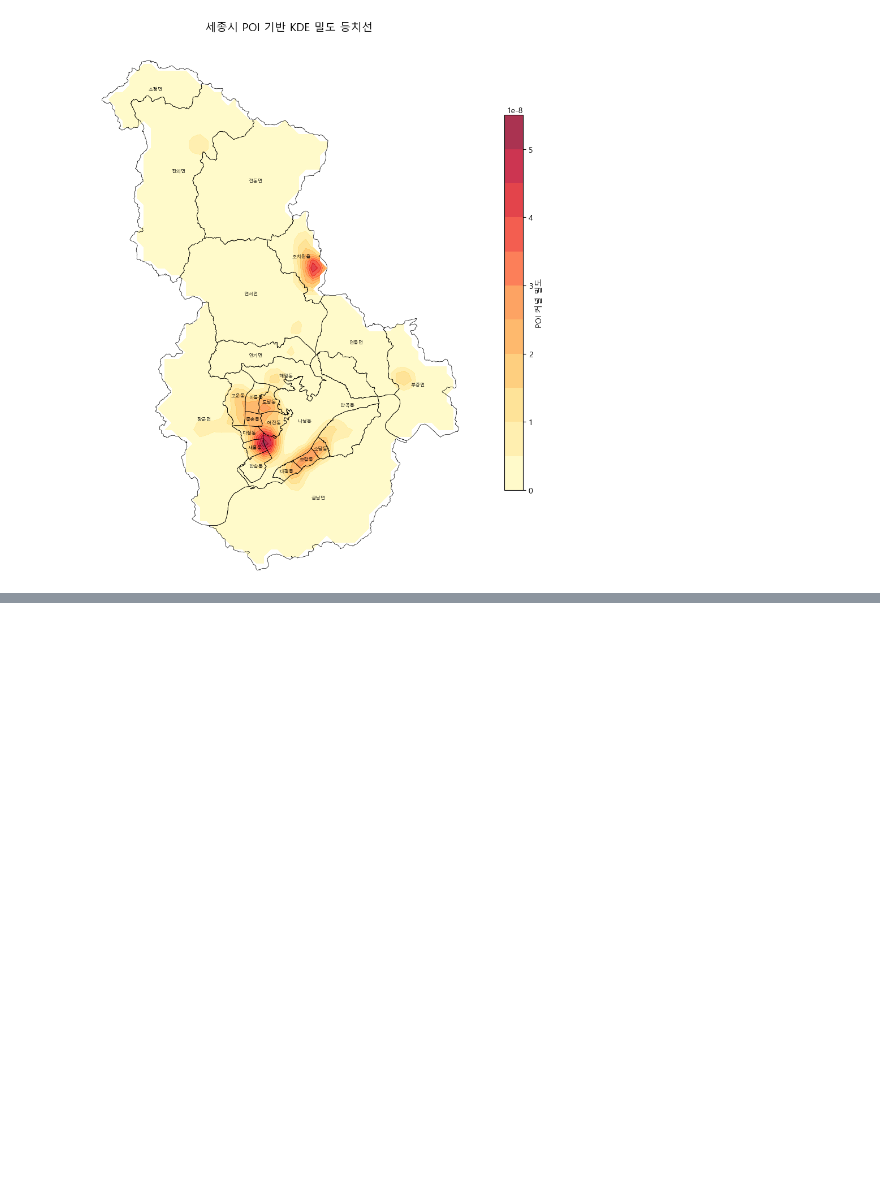
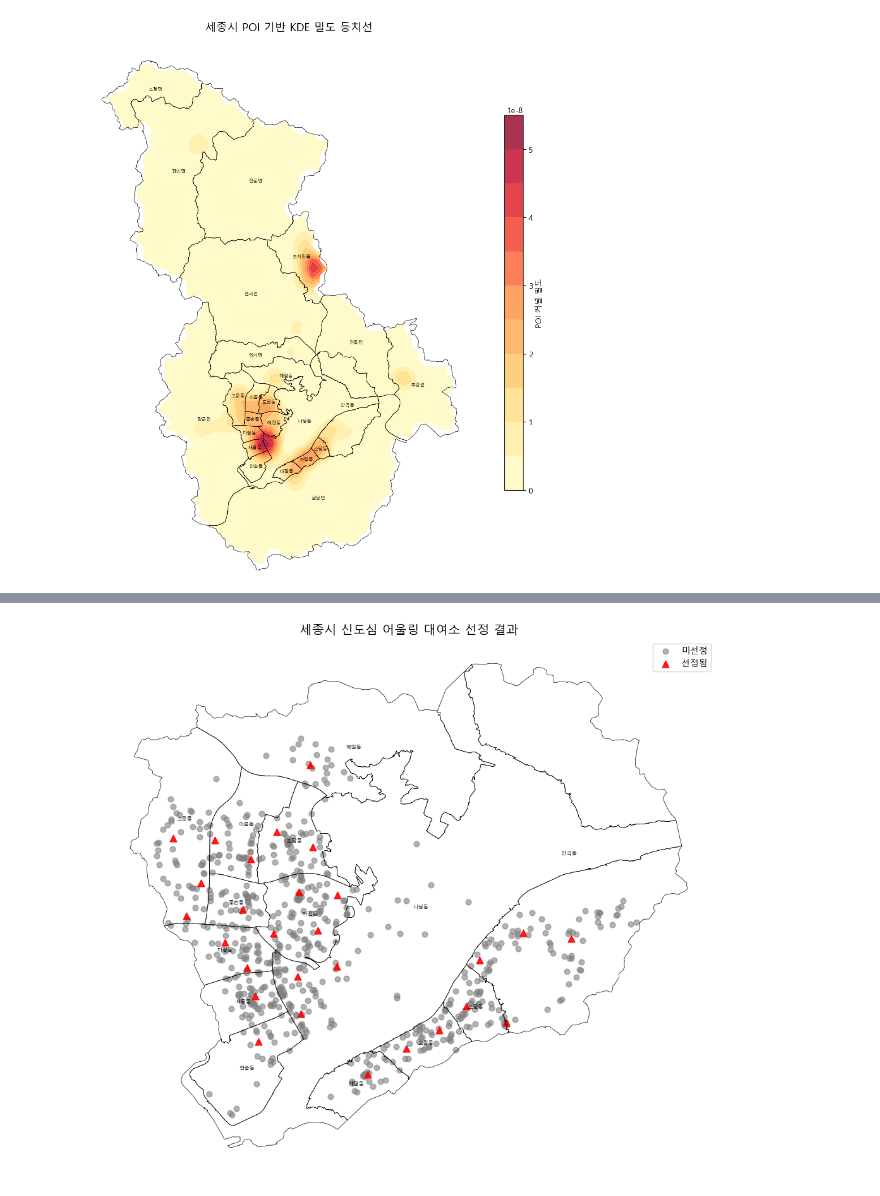
Before and after one commit to wint3rx3/gongmojeon1, a Jupyter notebook: visualization.ipynb, the cells around one changed output, grey strips where cells are left out. Cells and saved outputs as stored; diff of their text form; code cells hidden in the pictures; blank space fills up the shorter version.

```diff
--- a/visualization.ipynb
+++ b/visualization.ipynb
@@ -227,0 +288,64 @@ plt.show()
+# %%
+import geopandas as gpd
+import pandas as pd
+import matplotlib.pyplot as plt
+
+plt.rcParams['font.family'] = 'Malgun Gothic'
+plt.rcParams['axes.unicode_minus'] = False
+
+# ▶ 신도심 행정동 목록
+newtown_dongs = ["누리동", "한별동", "도담동", "보람동", "아름동", "새롬동", "나성동", "고운동",
+                 "한솔동", "대평동", "해밀동", "어진동", "종촌동", "다정동", "집현동", "반곡동", "소담동"]
+
+# ▶ 1. 경계 파일 로딩 및 신도심 필터링
+gdf_dong = gpd.read_file("data/BND_ADM_DONG_PG/BND_ADM_DONG_PG.shp", encoding="euc-kr")
+gdf_sgg = gpd.read_file("data/LARD_ADM_SECT_SGG_세종/LARD_ADM_SECT_SGG_36_202504.shp", encoding="euc-kr")
+gdf_dong = gdf_dong.to_crs(epsg=5181)
+gdf_sgg = gdf_sgg.to_crs(epsg=5181)
+
+gdf_dong_sejong = gpd.clip(gdf_dong, gdf_sgg)
+gdf_dong_sejong = gdf_dong_sejong[gdf_dong_sejong["ADM_CD"].astype(str).str.startswith("29010")]
+gdf_dong_newtown = gdf_dong_sejong[gdf_dong_sejong["ADM_NM"].isin(newtown_dongs)]
+
+# ▶ 2. 대여소 데이터 로딩 (전체 + 선정여부 포함)
+df = pd.read_csv("result/MCLP_전체_대여소_선정여부포함_p29.csv", encoding="utf-8-sig")
+gdf_bike = gpd.GeoDataFrame(
+    df,
+    geometry=gpd.points_from_xy(df["경도"], df["위도"]),
+    crs="EPSG:4326"
+).to_crs(epsg=5181)
+
+# ▶ 3. 신도심 내 대여소만 공간조인
+gdf_bike_newtown = gpd.sjoin(gdf_bike, gdf_dong_newtown, predicate="within", how="inner")
+
+# ▶ 4. 선정/미선정 분리
+selected = gdf_bike_newtown[gdf_bike_newtown["선정여부"] == "선정됨"]
+unselected = gdf_bike_newtown[gdf_bike_newtown["선정여부"] != "선정됨"]
+
+# ▶ 5. 시각화
+fig, ax = plt.subplots(figsize=(10, 10))
+
+gdf_dong_newtown.boundary.plot(ax=ax, color='black', linewidth=0.5)
+
+# 마커 커스터마이징 (scatter 사용)
+ax.scatter(
+    unselected.geometry.x, unselected.geometry.y,
+    color='gray', marker='o', s=40, alpha=0.6, label='미선정'
+)
+ax.scatter(
+    selected.geometry.x, selected.geometry.y,
+    color='red', marker='^', s=60, alpha=0.9, label='선정됨'
+)
+
+# 행정동 라벨
+for idx, row in gdf_dong_newtown.iterrows():
+    centroid = row.geometry.centroid
+    ax.text(centroid.x, centroid.y, row["ADM_NM"], fontsize=6, ha='center', va='center')
+
+ax.set_title("세종시 신도심 어울링 대여소 선정 결과", fontsize=14)
+ax.axis("off")
+ax.legend()
+plt.tight_layout()
+plt.show()
+# %% [output]
+[figure, added]
```
Also changed, not shown: parts of 3 cells of this notebook.
